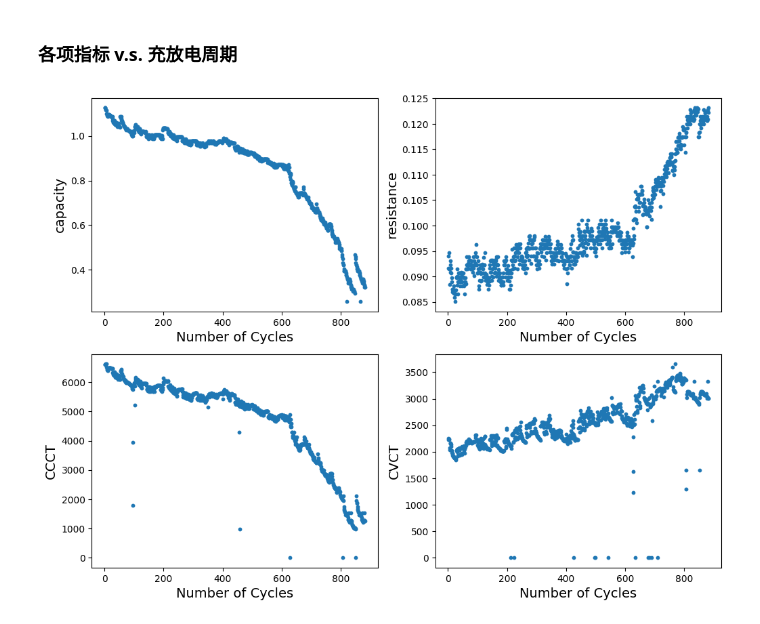
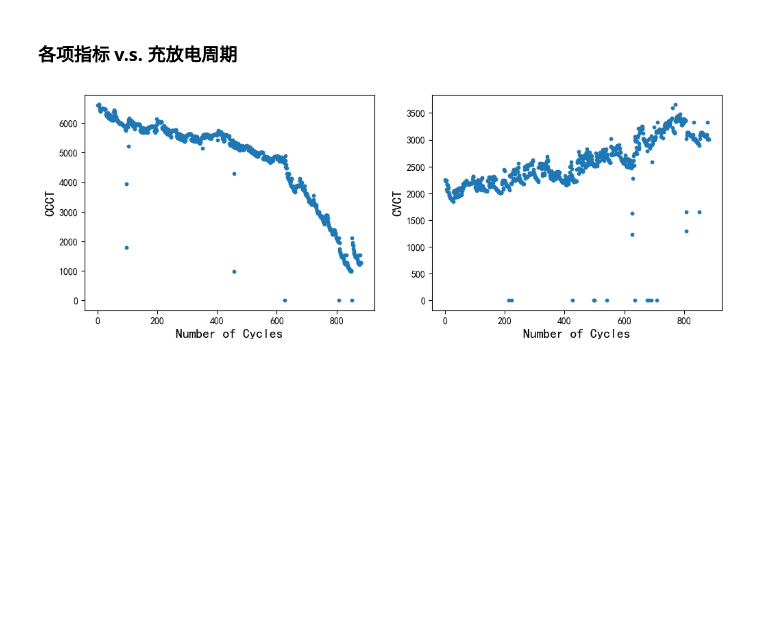
Before and after one commit to hilinxinhui/battery_phm, a Jupyter notebook: notebooks/data_preprocess/calce.ipynb, the cells around one changed output. Drawn from its saved outputs; the diff is of its cells as text; code cells hidden in the pictures; blank space fills up the shorter version.

Commit message:
Update code for data preprocessing.

```diff
--- a/notebooks/data_preprocess/calce.ipynb
+++ b/notebooks/data_preprocess/calce.ipynb
@@ -139,7 +134,11 @@ print(f"CALCE capacity data saved to path: {save_path}")
 load_capacity = np.load(save_path, allow_pickle=True)
 
 # 容量退化曲线可视化
-battery_names = ["电池" + key for key in keys]
-cap_viz(load_capacity, battery_names, title="CALCE数据集电池容量退化示意图")
+for idx in range(len(calce_capacity)):
+    plt.plot(calce_capacity[idx])
+    plt.xlabel("循环圈数")
+    plt.ylabel("容量（Ah）")
+    plt.savefig(f"../../assets/thesis_figures/chapter_2/calce_{battery_names[idx]}_capacity.jpg", dpi=1000, bbox_inches="tight")
+    plt.clf()
 # %% [output]
 CALCE capacity data saved to path: ../../data/processed_data/calce/calce_capacity.npy
@@ -147,11 +146,15 @@ CALCE capacity data saved to path: ../../data/processed_data/calce/calce_capacit
 # %% [markdown]
 ### 放电容量和内阻变化
 # %%
-battery = Battery['CS2_35']
+battery = calce_data[battery_names[0]] # CS2_35
+
+# 放电容量和内阻变化
 plt.figure(figsize=(9,6))
-plt.scatter(battery['cycle'], battery['SoH'], c=battery['resistance'], s=10)
+plt.scatter(battery["cycle"], battery["SoH"], c=battery["resistance"], s=5)
 cbar = plt.colorbar()
-cbar.set_label('Internal Resistance (Ohm)', fontsize=14, rotation=-90, labelpad=20)
-plt.xlabel('Number of Cycles', fontsize=14)
-plt.ylabel('State of Health', fontsize=14)
+cbar.set_label('内阻（Ohm）', rotation=-90, labelpad=20)
+plt.xlabel("循环圈数")
+plt.ylabel("健康状态")
+plt.savefig(f"../../assets/thesis_figures/chapter_2/calce_{battery_names[0]}_capacity_and_resistance.jpg", dpi=1000, bbox_inches="tight")
+plt.clf()
 # %% [output]
@@ -160,13 +162,12 @@ Text(0, 0.5, 'State of Health')
 # %% [markdown]
 ### 各项指标 v.s. 充放电周期
 # %%
-battery = Battery['CS2_35']
 plt.figure(figsize=(12,9))
-names = ['capacity', 'resistance', 'CCCT', 'CVCT']
-for i in range(4):
+names = ['CCCT', 'CVCT']
+for i in range(len(names)):
     plt.subplot(2, 2, i+1)
     plt.scatter(battery['cycle'], battery[names[i]], s=10)
     plt.xlabel('Number of Cycles', fontsize=14)
     plt.ylabel(names[i], fontsize=14)
 # %% [output]
-[figure, old version]
+[figure, new version]
```
Also changed, not shown: parts of 5 cells of this notebook, 1 other file.
